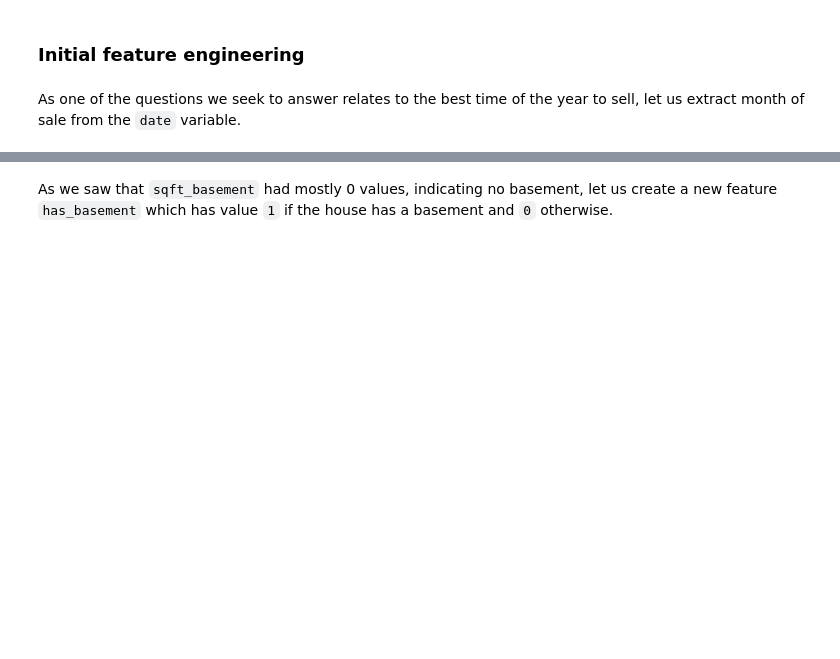
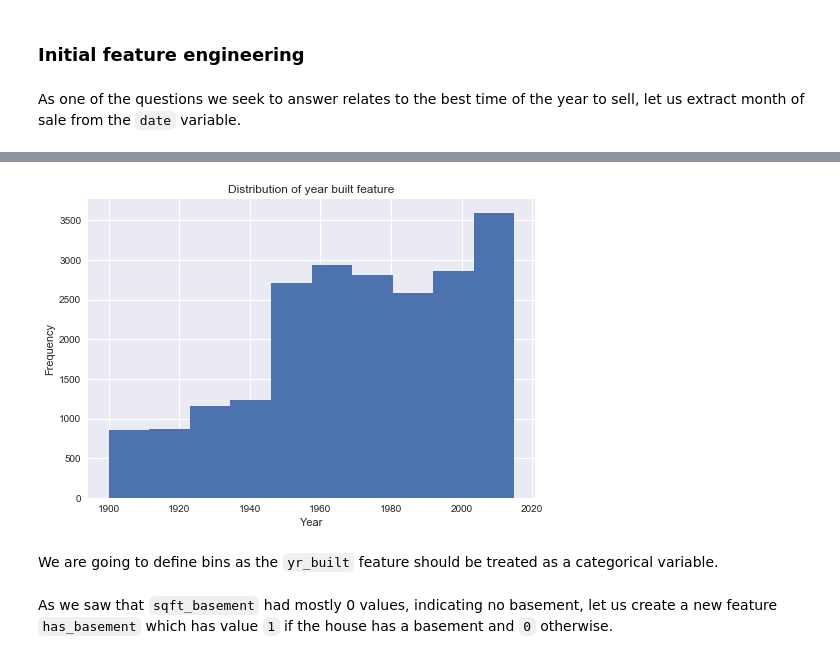
Before and after one commit to nadinezab/kc-house-prices-prediction, a Jupyter notebook: kc-house-prices.ipynb, the cells around one changed output, grey strips where cells are left out. Saved outputs shown, nothing was run; the diff lists cells and outputs as text; code cells hidden in the pictures; blank space fills up the shorter version.

```diff
--- a/kc-house-prices.ipynb
+++ b/kc-house-prices.ipynb
@@ -311,2 +340,3 @@ In the case of renovations, let us create a new feature `was_renovated` which ha
 # %%
-df['was_renovated'] = df['yr_renovated'].map(lambda x: 1 if x > 0 else 0)
+# Define binary column was_renovated
+df['was_renovated_post90'] = df['yr_renovated'].map(lambda x: 1 if x > 1990 else 0)
@@ -312,0 +358,11 @@ df['was_renovated'] = df['yr_renovated'].map(lambda x: 1 if x > 0 else 0)
+# %%
+# Visualise yr_built distribution
+df['yr_built'].hist()
+plt.xlabel('Year')
+plt.ylabel('Frequency')
+plt.title('Distribution of year built feature')
+plt.show()
+# %% [output]
+[figure, added]
+# %% [markdown]
+We are going to define bins as the `yr_built` feature should be treated as a categorical variable.
```
Also changed, not shown: parts of 40 cells of this notebook.
